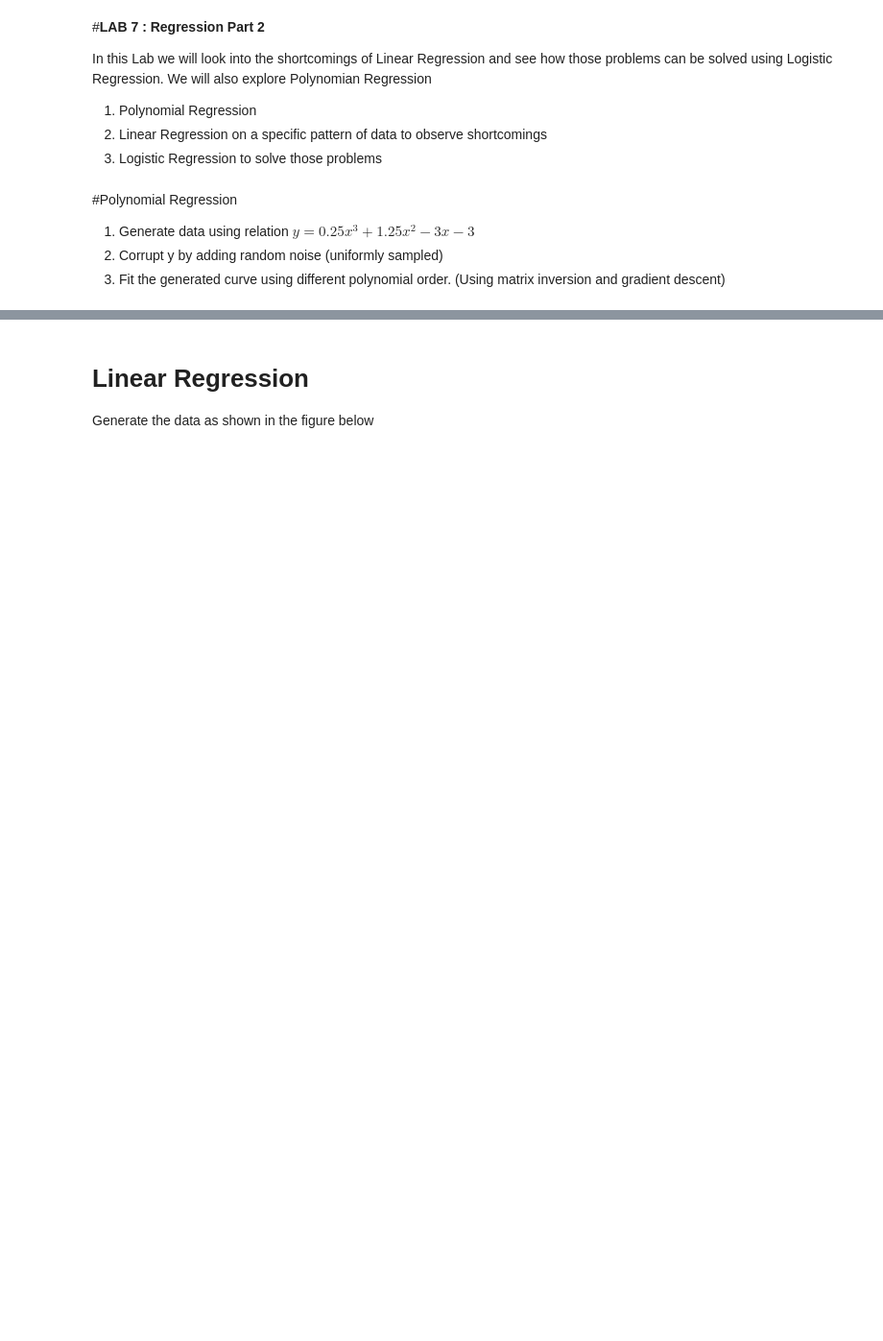
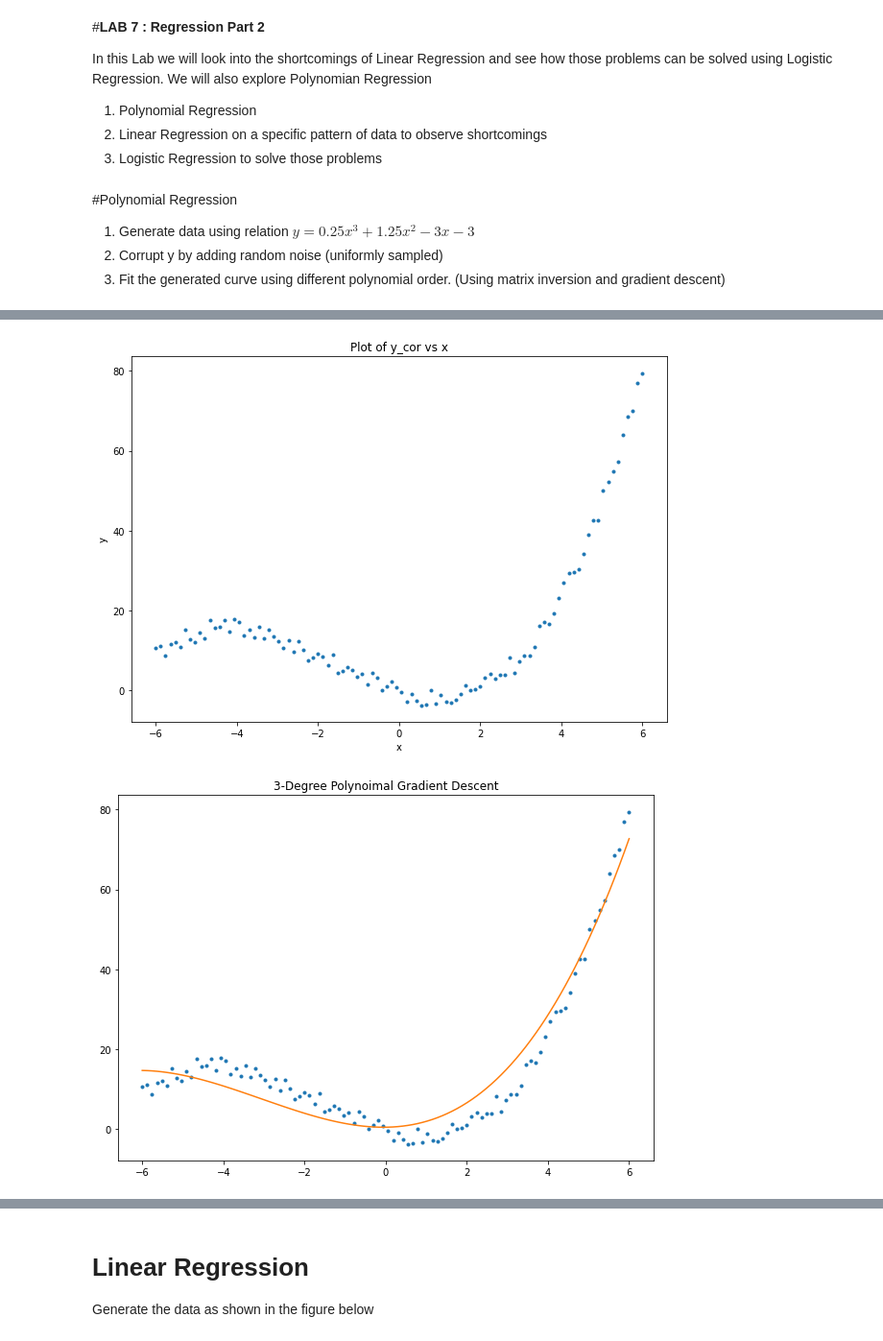
Before and after one commit to shashankp28/PRML-Lab-22, a Jupyter notebook: Assignment_6/Lab_7_Regression_Part_2.ipynb, the cells around one changed output, grey strips where cells are left out. Shown at 96% size. Drawn from its saved outputs; the diff is of its cells as text; code cells hidden in the pictures; blank space fills up the shorter version.

```diff
--- a/Assignment_6/Lab_7_Regression_Part_2.ipynb
+++ b/Assignment_6/Lab_7_Regression_Part_2.ipynb
@@ -19,0 +56,78 @@ import matplotlib.pyplot as plt
+# %%
+## Data generation
+
+x=np.linspace(-6,6,100)
+x=x[np.newaxis,:]
+
+w = np.array([-3, -3, 1.25, 0.25]) ## Define Weights as per the given equation
+
+## Function to transform the data into polynomial
+
+def data_transform(X,degree):
+
+  if degree==0:
+    return np.ones((1, X.shape[1]))
+
+  X_new = np.ones(X.shape[1])
+  for d in range(degree):
+    temp_data = np.power(X.T.flatten(), d+1)
+    X_new = np.vstack((X_new, temp_data))
+
+  return X_new
+
+
+X = data_transform(x,3)
+
+y = X.T @ w
+
+y = y+5*np.random.uniform(0,1,y.shape)
+
+plt.figure(figsize=(10, 7))
+plt.plot(x.T,y,'.')
+plt.xlabel("x")
+plt.ylabel("y")
+plt.title("Plot of y_cor vs x")
+
+reg=regression()
+
+w_grad, _ = reg.Regression_grad_des(X, y, 0.000009)
+y_pred = X.T @ w_grad
+plt.figure(figsize=(10, 7))
+plt.plot(x.T,y,'.')
+plt.plot(x.T,y_pred)
+plt.title('3-Degree Polynoimal Gradient Descent')
+print("Optimal Weights: ", w_grad)
+
+
+def mat_solver(degree):
+  X_1 = data_transform(x, degree)
+  print(y.reshape(y.shape[0], 1).shape, X_1.shape)
+  w_mat = reg.mat_inv(y.reshape(y.shape[0], 1), X_1)
+  y_pred=X_1.T @ w_mat
+  plt.figure(figsize=(10, 7))
+  plt.plot(x.T,y,'.')
+  plt.plot(x.T,y_pred)
+  plt.title(f'{degree}-Degree Polynoimal')
+  plt.xlabel("x")
+  plt.ylabel("y")
+
+# Code for degree 0 polynomial fitting
+
+mat_solver(0)
+
+# Write the code for degree 1 polynomial fitting
+
+mat_solver(1)
+
+# Write the code for degree 2 polynomial fitting
+
+mat_solver(2)
+
+# Write the code for degree 3 polynomial fitting
+
+mat_solver(3)
+
+# Write the code for degree 4 polynomial fitting
+
+mat_solver(4)
+# %% [output]
@@ -19,0 +143,2 @@ import matplotlib.pyplot as plt
+[figure, added]
+[figure, added]
```
Also changed, not shown: parts of 26 cells of this notebook.
